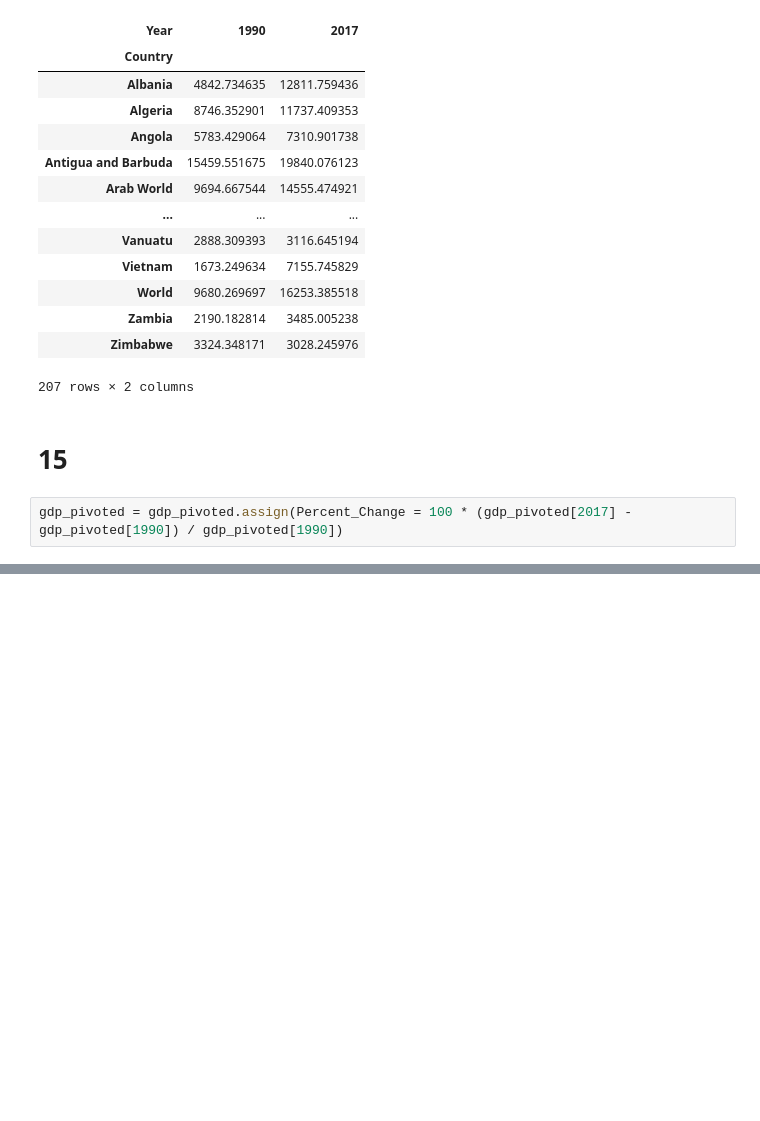
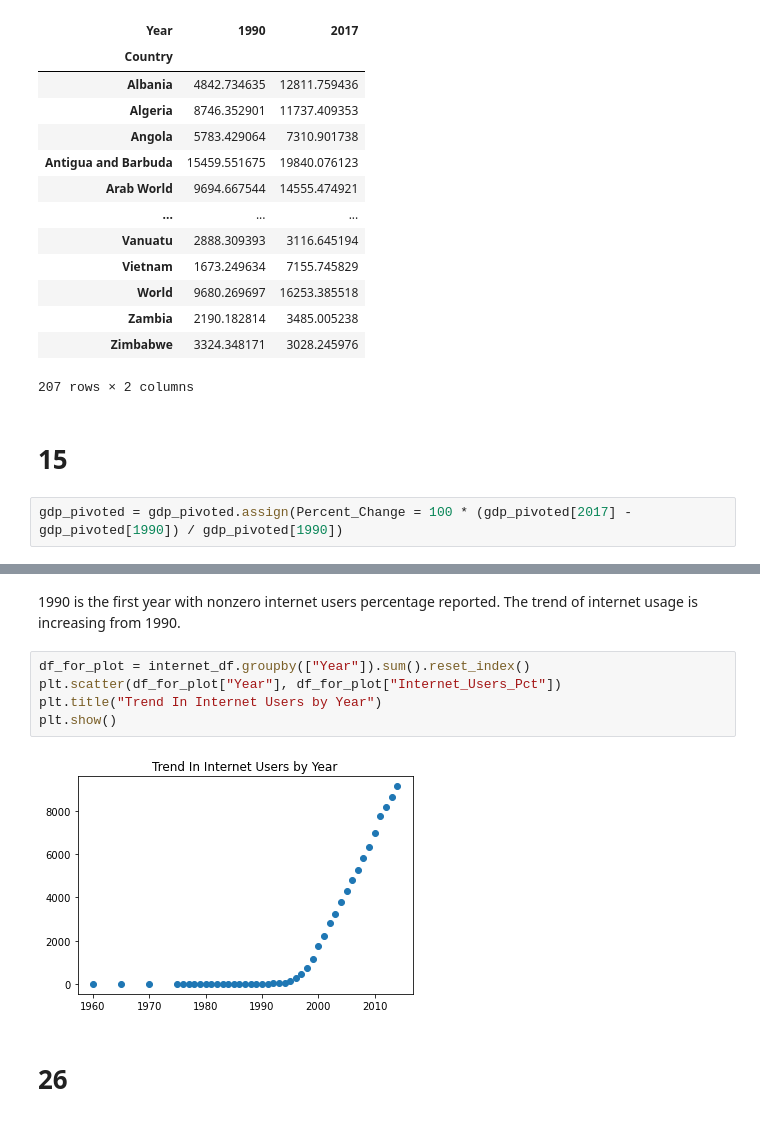
Before and after one commit to nss-data-science-cohort-5/un_exploration-elavender1, a Jupyter notebook: notebooks/data exploration.ipynb, the cells around one changed output, grey strips where cells are left out. Drawn from its saved outputs; the diff is of its cells as text; blank space fills up the shorter version.

```diff
--- a/notebooks/data exploration.ipynb
+++ b/notebooks/data exploration.ipynb
@@ -567,0 +562,11 @@ plt.show()
+# %% [markdown]
+1990 is the first year with nonzero internet users percentage reported. The trend of internet usage is increasing from 1990.
+# %%
+df_for_plot = internet_df.groupby(["Year"]).sum().reset_index()
+plt.scatter(df_for_plot["Year"], df_for_plot["Internet_Users_Pct"])
+plt.title("Trend In Internet Users by Year")
+plt.show()
+# %% [output]
+[figure, added]
+# %% [markdown]
+# 26
```
Also changed, not shown: parts of 102 cells of this notebook.
